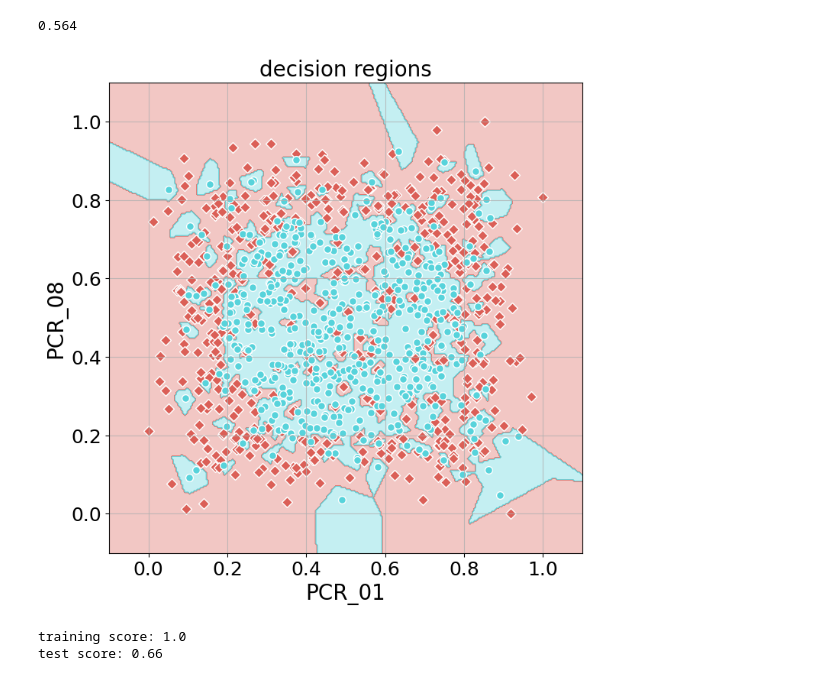
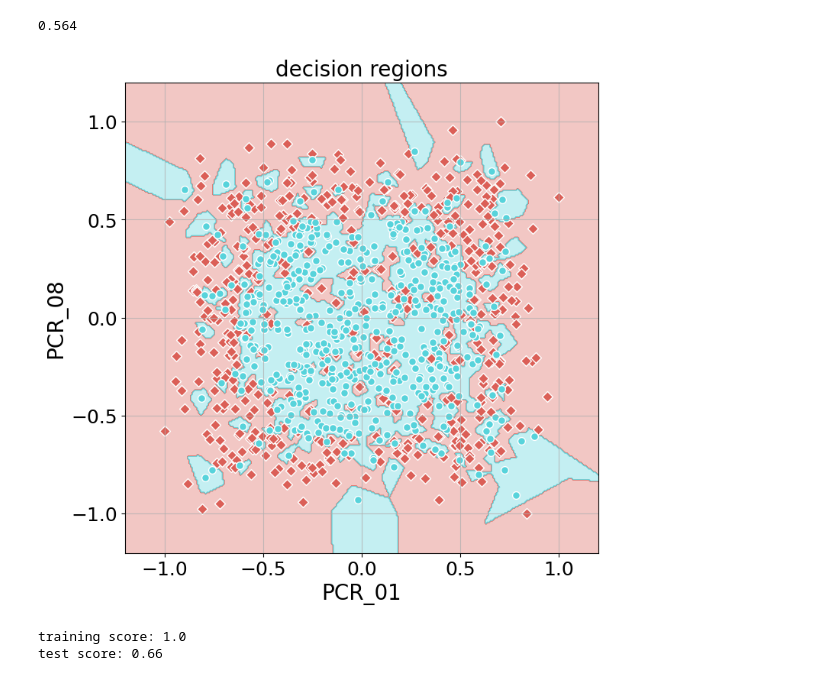
Before and after one commit to matanophir/IML_hw1, a Jupyter notebook: HW1.ipynb, the cells around one changed output. Drawn from its saved outputs; the diff is of its cells as text; code cells hidden in the pictures.

```diff
--- a/HW1.ipynb
+++ b/HW1.ipynb
@@ -183,14 +183,14 @@ knn.score(X_test, y_test)
 from sklearn.preprocessing import StandardScaler
 from sklearn.preprocessing import MinMaxScaler
 # %%
-scaler_minmax = MinMaxScaler()
+scaler_minmax = MinMaxScaler((-1,1))
 scaler_minmax.fit(X)
 norm_x = scaler_minmax.transform(X)
 norm_x_test = scaler_minmax.transform(X_test)
 knn.fit(norm_x, y)
 visualize_clf(knn,norm_x,y,'decision regions', 'PCR_01', 'PCR_08')
 # %% [output]
-[figure, old version]
+[figure, new version]
 # %%
 print(f'training score: {knn.score(norm_x, y)} \ntest score: {knn.score(norm_x_test, y_test)}')
 # %% [output]
```
Also changed, not shown: parts of 3 cells of this notebook, 6 other files.
